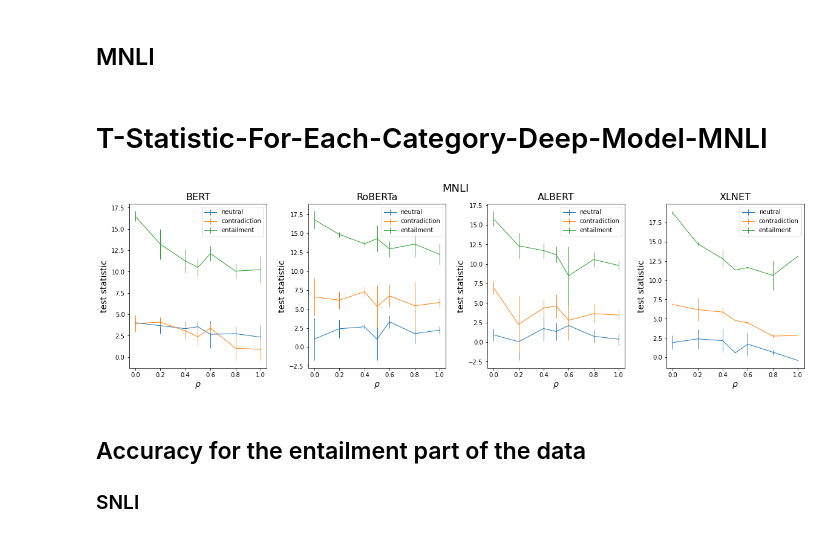
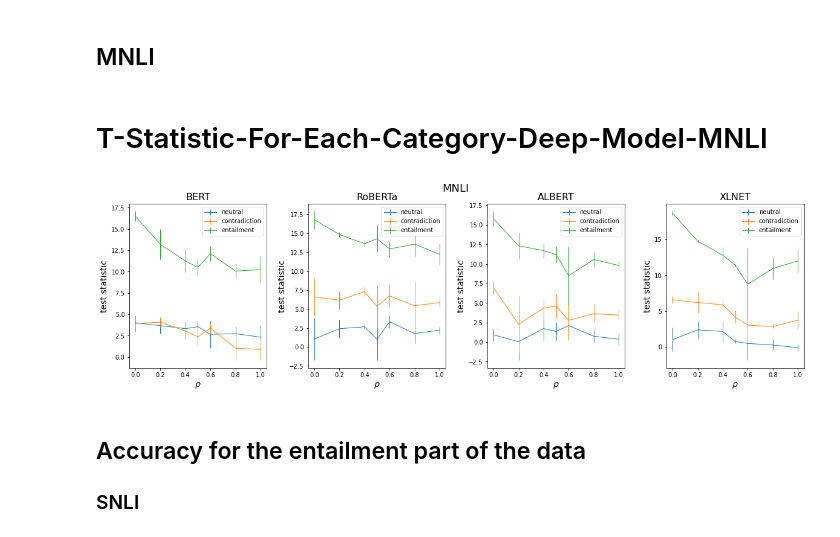
Before and after one commit to lukewanless/looking-for-equivalences, a Jupyter notebook: src/analysis1_quantitative_results.ipynb, the cells around one changed output. Cells and saved outputs as stored; diff of their text form; code cells hidden in the pictures.

```diff
--- a/src/analysis1_quantitative_results.ipynb
+++ b/src/analysis1_quantitative_results.ipynb
@@ -480,9 +480,8 @@ paired_t_p_values_mnli_xlnet = []
 observable_paired_t_stats_mnli_xlnet = []
 
 # test_repetitions = 5
-test_repetitions = 1
-
-batchs = range(1, test_repetitions + 1)
+# batchs = range(1, test_repetitions + 1)
+batchs = [1,2,3,5]
 
 for i in tqdm(batchs):
 
@@ -1074,9 +1073,8 @@ acc_t_mnli_xlnet = []
 diff_mnli_xlnet = []
 
 # test_repetitions = 5
-
-test_repetitions = 3
-batchs = range(1, test_repetitions + 1)
+# batchs = range(1, test_repetitions + 1)
+batchs = [1,2,3,5]
 
 for i in tqdm(batchs):
 
@@ -1470,8 +1493,9 @@ all_c_mnli_xlnet = []
 all_e_mnli_xlnet = []
 
 
-test_repetitions = 3
-batchs = range(1, test_repetitions + 1)
+# test_repetitions = 5
+# batchs = range(1, test_repetitions + 1)
+batchs = [1,2,3,5]
 
 for i in tqdm(batchs):
     base_path = "raw_results/{}/{}/syn_p_h/batch{}/*.csv".format(folder,model, i)
@@ -1497,34 +1521,34 @@ ax[1].errorbar(all_n_mnli_roberta.index, all_n_mnli_roberta.mean(1), yerr=all_n_
 ax[1].errorbar(all_c_mnli_roberta.index, all_c_mnli_roberta.mean(1), yerr=all_c_mnli_roberta.std(1), fmt='-', linewidth=1.00, label="contradiction");
 ax[1].errorbar(all_e_mnli_roberta.index, all_e_mnli_roberta.mean(1), yerr=all_e_mnli_roberta.std(1), fmt='-', linewidth=1.00, label="entailment");
 ax[1].set_xlabel(r"$\rho$", fontsize=14);
 ax[1].set_ylabel("test statistic", fontsize=14);
 ax[1].legend(loc="best");
 ax[1].set_title("RoBERTa", fontsize=16);
 
 ax[2].errorbar(all_n_mnli_albert.index, all_n_mnli_albert.mean(1), yerr=all_n_mnli_albert.std(1), fmt='-', linewidth=1.00, label="neutral");
 ax[2].errorbar(all_c_mnli_albert.index, all_c_mnli_albert.mean(1), yerr=all_c_mnli_albert.std(1), fmt='-', linewidth=1.00, label="contradiction");
 ax[2].errorbar(all_e_mnli_albert.index, all_e_mnli_albert.mean(1), yerr=all_e_mnli_albert.std(1), fmt='-', linewidth=1.00, label="entailment");
 ax[2].set_xlabel(r"$\rho$", fontsize=14);
 ax[2].set_ylabel("test statistic", fontsize=14);
 ax[2].legend(loc="best");
 ax[2].set_title("ALBERT", fontsize=16);
 
 ax[3].errorbar(all_n_mnli_xlnet.index, all_n_mnli_xlnet.mean(1), yerr=all_n_mnli_xlnet.std(1), fmt='-', linewidth=1.00, label="neutral");
 ax[3].errorbar(all_c_mnli_xlnet.index, all_c_mnli_xlnet.mean(1), yerr=all_c_mnli_xlnet.std(1), fmt='-', linewidth=1.00, label="contradiction");
 ax[3].errorbar(all_e_mnli_xlnet.index, all_e_mnli_xlnet.mean(1), yerr=all_e_mnli_xlnet.std(1), fmt='-', linewidth=1.00, label="entailment");
 ax[3].set_xlabel(r"$\rho$", fontsize=14);
 ax[3].set_ylabel("test statistic", fontsize=14);
 ax[3].legend(loc="best");
 ax[3].set_title("XLNET", fontsize=16);
 plt.subplots_adjust(hspace=0.2, wspace=0.3);
 
 plt.figtext(0.5, 0.95, 'MNLI', ha='center', va='center',fontsize=18);
 fig.savefig('figs/paper/mnli_test_stat_per_cat.png', bbox_inches=None, pad_inches=0.5)
 
 display(Markdown("# T-Statistic-For-Each-Category-Deep-Model-MNLI"))
 # %% [output]
 # T-Statistic-For-Each-Category-Deep-Model-MNLI
-[figure, old version]
+[figure, new version]
 # %% [markdown]
 ## Accuracy for the entailment part of the data
 ### SNLI
```
Also changed, not shown: parts of 6 cells of this notebook, 4 other files.
